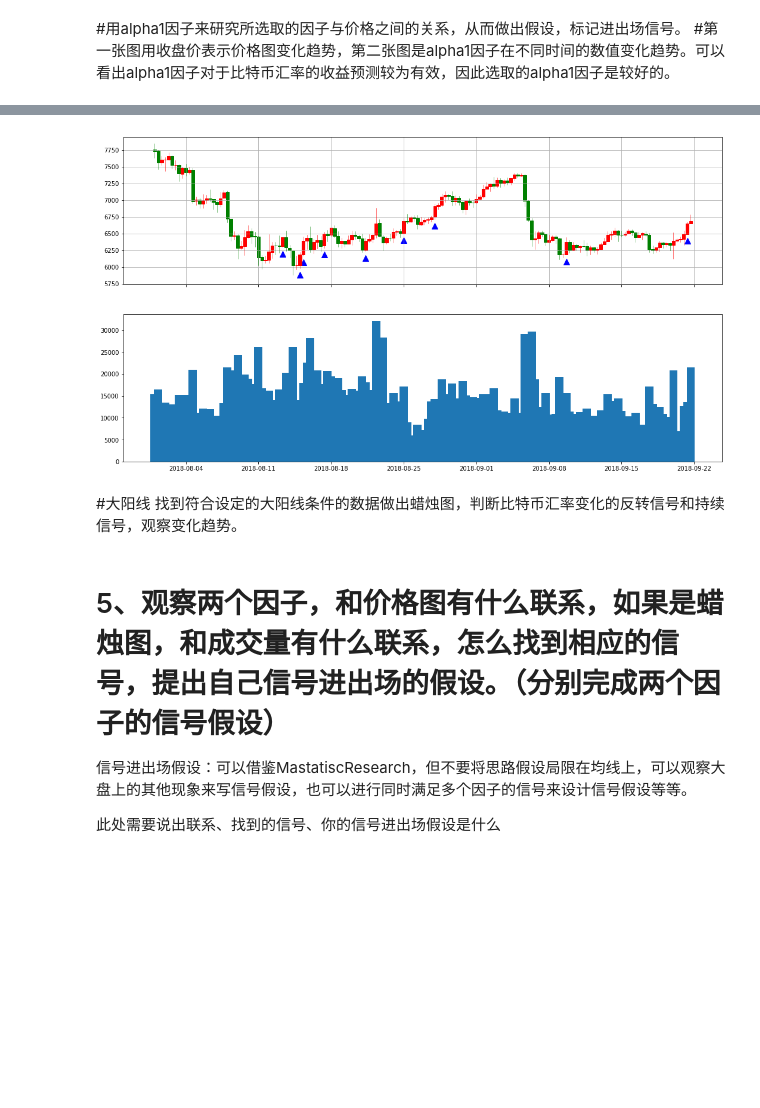
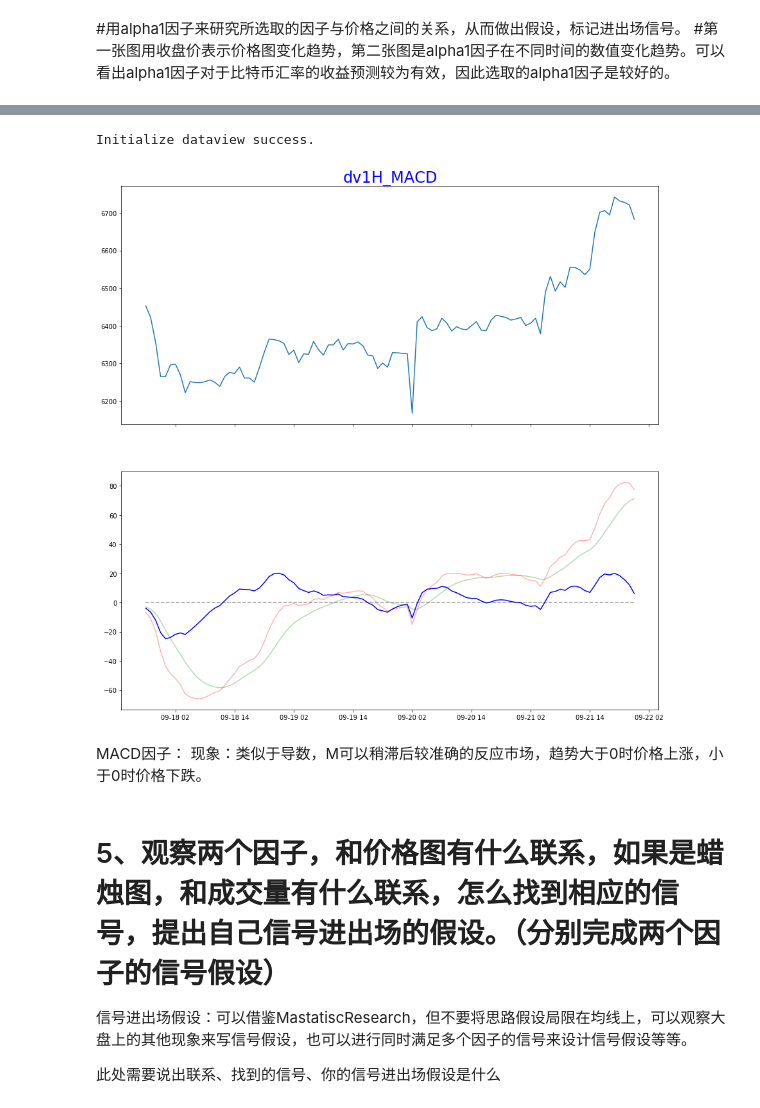
Before and after one commit to Cecillia123/-, a Jupyter notebook: 数据获取与因子绩效试题.ipynb, the cells around one changed output, grey strips where cells are left out. Drawn from its saved outputs; the diff is of its cells as text; code cells hidden in the pictures; blank space fills up the shorter version.

```diff
--- a/数据获取与因子绩效试题.ipynb
+++ b/数据获取与因子绩效试题.ipynb
@@ -410,9 +334,52 @@ candle = data1H.reindex_axis(["candleTime", "open", "high", "low", "close"], 1).
-# %%
-draw_candle(candle, scatterBigUpX, scatterBigUpY)
-# %% [output]
-[figure, removed]
-# %% [markdown]
-#大阳线 找到符合设定的大阳线条件的数据做出蜡烛图，判断比特币汇率变化的反转信号和持续信号，观察变化趋势。
+# %%
+import warnings
+from jaqs_fxdayu.data.dataservice import LocalDataService
+warnings.filterwarnings('ignore')
+ds = LocalDataService()
+
+## 加freq参数
+path = r'/min_data/VnTrader_1Min_Db'
+props = {'fields': 'open,high,low,close,volume',
+         'symbol': 'BTCUSDT:binance',
+         'freq': '30Min,1H',
+         'start_date':20180601000000}
+
+Time_dict = ds.bar_reader(path,props) #读取数据
+
+from jaqs_fxdayu.data.hf_dataview import HFDataView
+
+dv1H = HFDataView()
+dv1H.create_init_dv(Time_dict['1H'].dropna().set_index(["trade_date","symbol"]))
+
+dv1H.add_formula('MACD',"Ta('EMA',0,0,0,0,close,0,12)-Ta('EMA',0,0,0,0,close,0,26)",add_data=True)
+dv1H.add_formula('MACD_Signal',"Ta('EMA',0,0,0,0,MACD,0,9)",add_data=True)
+dv1H.add_formula('MACD_Hist',"(MACD-MACD_Signal)",add_data=True
+
+import matplotlib.pyplot as plt
+import pandas as pd
+
+def Plot_Mean(dv, MACD_Hist, MACD_Signal,MACD,chart_name='dv1H_MACD', n=0):
+    fig,(ax,ax1) = plt.subplots(2,1,sharex=True, figsize=(15,15))
+    ax.plot(dv.get_ts('close', date_type='datetime').iloc[:,0].iloc[n:])
+    ax.set_title(chart_name,fontsize=24,color='b')
+    ax1.plot(MACD_Hist.iloc[n:],color='blue',alpha=1)
+    ax1.plot(MACD_Signal.iloc[n:],color='green',alpha=0.3)
+    ax1.plot(MACD.iloc[n:],color='red',alpha=0.3)
+    ax1.hlines(0, MACD.iloc[n:].index[0], MACD.iloc[n:].index[-1], alpha=0.4, linestyle='--')
+
+    plt.show()
+
+MACD=dv1H.get_ts('MACD', date_type='datetime')
+MACD_Signal=dv1H.get_ts('MACD_Signal', date_type='datetime')
+MACD_Hist=dv1H.get_ts('MACD_Hist', date_type='datetime')
+
+Plot_Mean(dv1H, MACD_Hist.iloc[:,0], MACD_Signal.iloc[:,0], MACD.iloc[:,0], n=-100)
+# %% [output]
+Initialize dataview success.
+[figure, added]
+# %% [markdown]
+MACD因子：
+现象：类似于导数，M可以稍滞后较准确的反应市场，趋势大于0时价格上涨，小于0时价格下跌。
 # %% [markdown]
 # 5、观察两个因子，和价格图有什么联系，如果是蜡烛图，和成交量有什么联系，怎么找到相应的信号，提出自己信号进出场的假设。（分别完成两个因子的信号假设）
 
```
Also changed, not shown: parts of 9 cells of this notebook.
